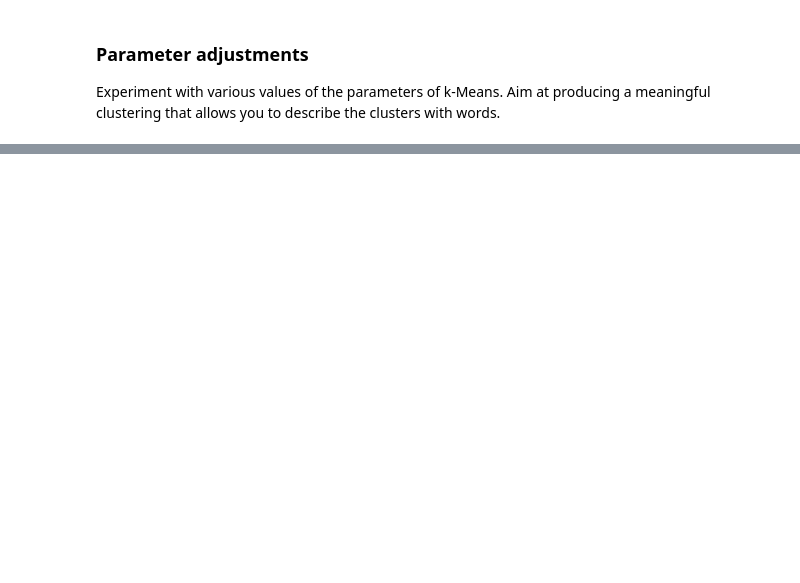
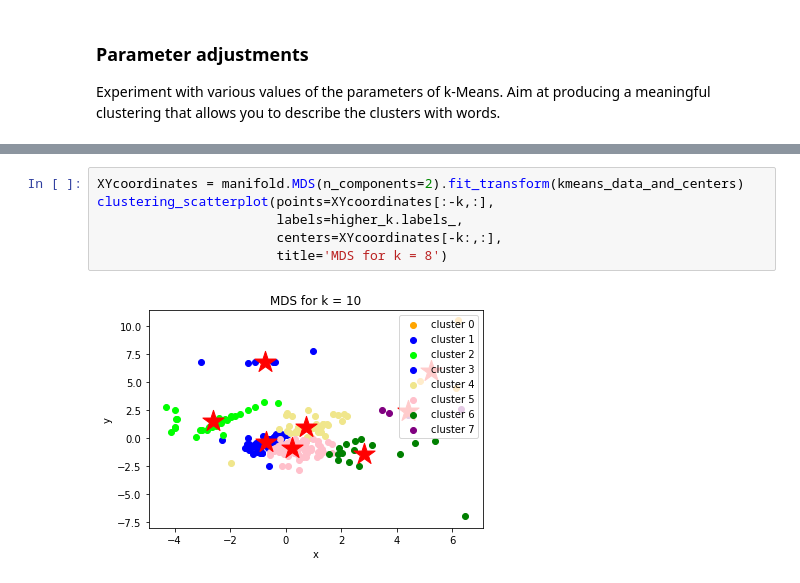
Before and after one commit to vipulpopat/MSCAI_Sem1_Etivity3, a Jupyter notebook: Etivity3_ClusteringManifoldLearning_18195326.ipynb, the cells around one changed output, grey strips where cells are left out. Drawn from its saved outputs; the diff is of its cells as text; blank space fills up the shorter version.

```diff
--- a/Etivity3_ClusteringManifoldLearning_18195326.ipynb
+++ b/Etivity3_ClusteringManifoldLearning_18195326.ipynb
@@ -119,0 +177,8 @@ Write a short conclusion about the characteristics of the clusters (max 250 word
+# %%
+XYcoordinates = manifold.MDS(n_components=2).fit_transform(kmeans_data_and_centers)
+clustering_scatterplot(points=XYcoordinates[:-k,:],
+                       labels=higher_k.labels_,
+                       centers=XYcoordinates[-k:,:],
+                       title='MDS for k = 8')
+# %% [output]
+[figure, added]
```
Also changed, not shown: parts of 25 cells of this notebook, 1 other file.
